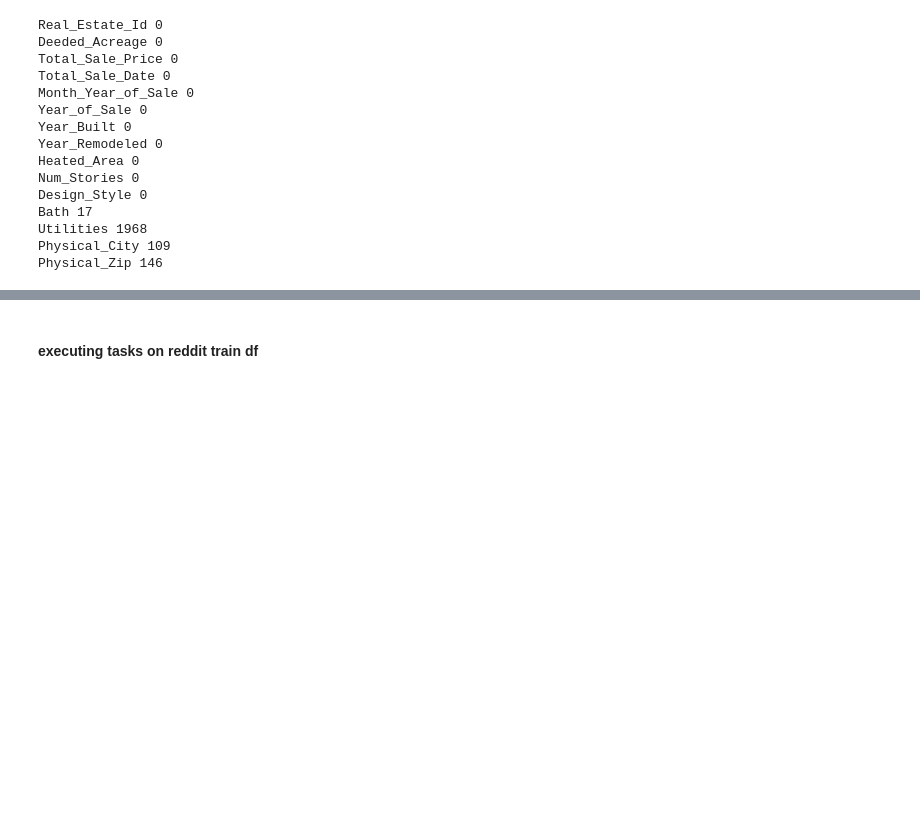
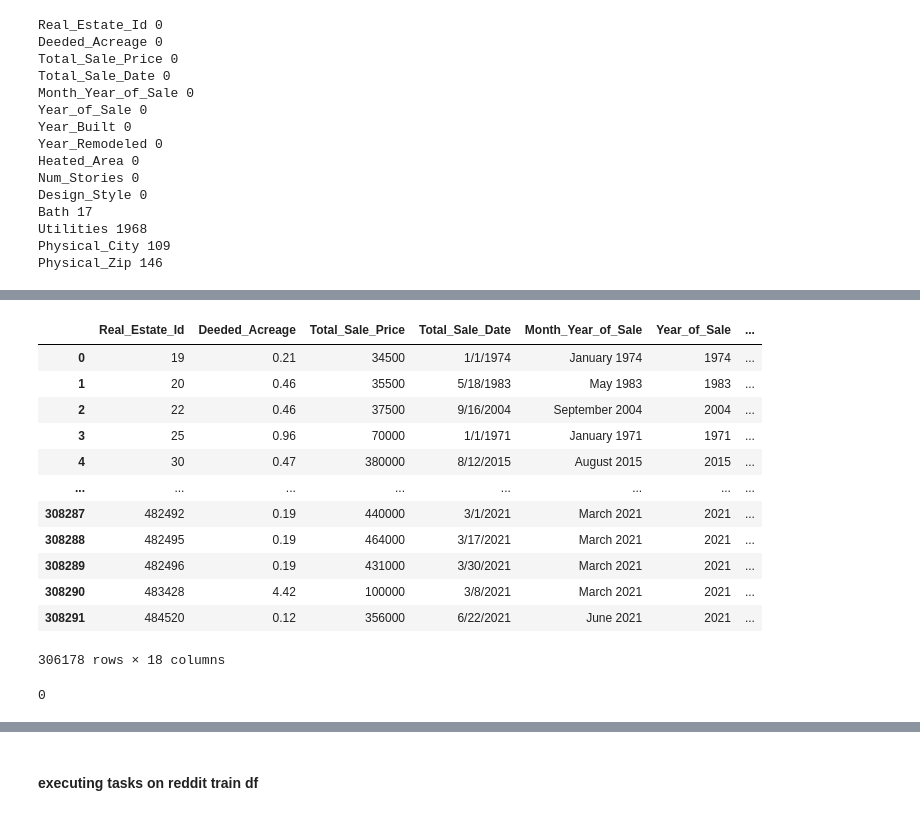
Before and after one commit to jcarballo1/CS7394_AppliedML, a Jupyter notebook: Project3/Project03.ipynb, the cells around one changed output, grey strips where cells are left out. Drawn from its saved outputs; the diff is of its cells as text; code cells hidden in the pictures; blank space fills up the shorter version.

```diff
--- a/Project3/Project03.ipynb
+++ b/Project3/Project03.ipynb
@@ -398,0 +356,2 @@ nan_values
+# %%
+real_estate_df.loc[real_estate_df['Design_Style'] == "Conventional", 'Bath'] = real_estate_df['Bath'].fillna(real_estate_df[real_estate_df['Design_Style'] == "Conventional"]["Bath"].mode()[0])
@@ -398,0 +366,2 @@ nan_values
+# %%
+real_estate_df.loc[real_estate_df['Design_Style'] == "Condo", 'Bath'] = real_estate_df['Bath'].fillna(real_estate_df[real_estate_df['Design_Style'] == "Condo"]["Bath"].mode()[0])
@@ -398,0 +395,2 @@ nan_values
+# %%
+real_estate_df = real_estate_df.dropna()
@@ -398,0 +433,8 @@ nan_values
+# %%
+real_estate_df['Bath'] = real_estate_df['Bath'].replace('2½ Bath', 4)
+real_estate_df['Bath'] = real_estate_df['Bath'].replace('2 Bath', 3)
+real_estate_df['Bath'] = real_estate_df['Bath'].replace('3½ Bath', 6)
+real_estate_df['Bath'] = real_estate_df['Bath'].replace('3 Bath', 5)
+real_estate_df['Bath'] = real_estate_df['Bath'].replace('Other', 0)
+real_estate_df['Bath'] = real_estate_df['Bath'].replace('1 Bath', 1)
+real_estate_df['Bath'] = real_estate_df['Bath'].replace('1 ½ Bath', 2)
@@ -398,0 +470,30 @@ nan_values
+# %%
+# utilize one hot encoder
+
+from sklearn.preprocessing import OneHotEncoder
+
+encoder = OneHotEncoder(handle_unknown = 'ignore')
+
+encoder_df = pd.DataFrame(encoder.fit_transform(real_estate_df[['Num_Stories']]).toarray())
+
+final_df = real_estate_df.join(encoder_df)
+
+final_df
+# %% [output]
+|  | Real_Estate_Id | Deeded_Acreage | Total_Sale_Price | Total_Sale_Date | Month_Year_of_Sale | Year_of_Sale | ... |
+| 0 | 19 | 0.21 | 34500 | 1/1/1974 | January 1974 | 1974 | ... |
+| 1 | 20 | 0.46 | 35500 | 5/18/1983 | May 1983 | 1983 | ... |
+| 2 | 22 | 0.46 | 37500 | 9/16/2004 | September 2004 | 2004 | ... |
+| 3 | 25 | 0.96 | 70000 | 1/1/1971 | January 1971 | 1971 | ... |
+| 4 | 30 | 0.47 | 380000 | 8/12/2015 | August 2015 | 2015 | ... |
+| ... | ... | ... | ... | ... | ... | ... | ... |
+| 308287 | 482492 | 0.19 | 440000 | 3/1/2021 | March 2021 | 2021 | ... |
+| 308288 | 482495 | 0.19 | 464000 | 3/17/2021 | March 2021 | 2021 | ... |
+| 308289 | 482496 | 0.19 | 431000 | 3/30/2021 | March 2021 | 2021 | ... |
+| 308290 | 483428 | 4.42 | 100000 | 3/8/2021 | March 2021 | 2021 | ... |
+| 308291 | 484520 | 0.12 | 356000 | 6/22/2021 | June 2021 | 2021 | ... |
+306178 rows × 18 columns
+# %%
+real_estate_df.isna().sum().sum()
+# %% [output]
+0
```
Also changed, not shown: parts of 59 cells of this notebook.
